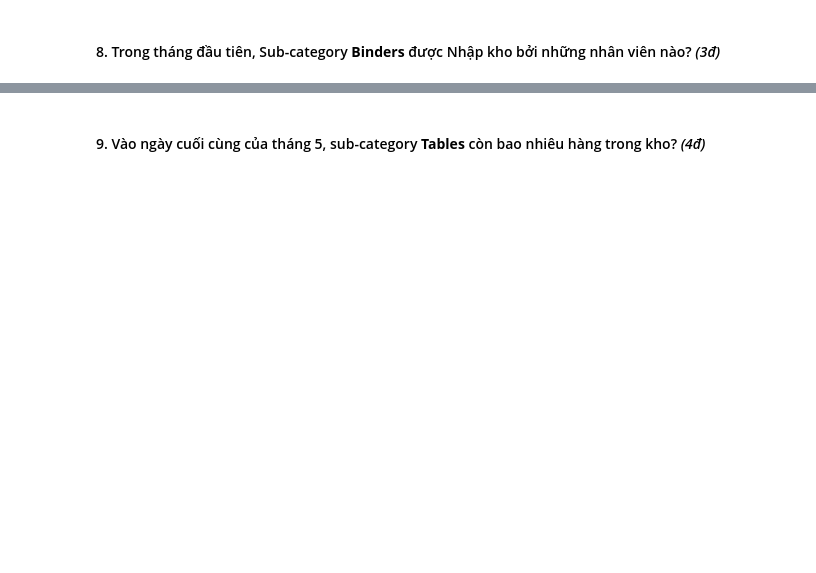
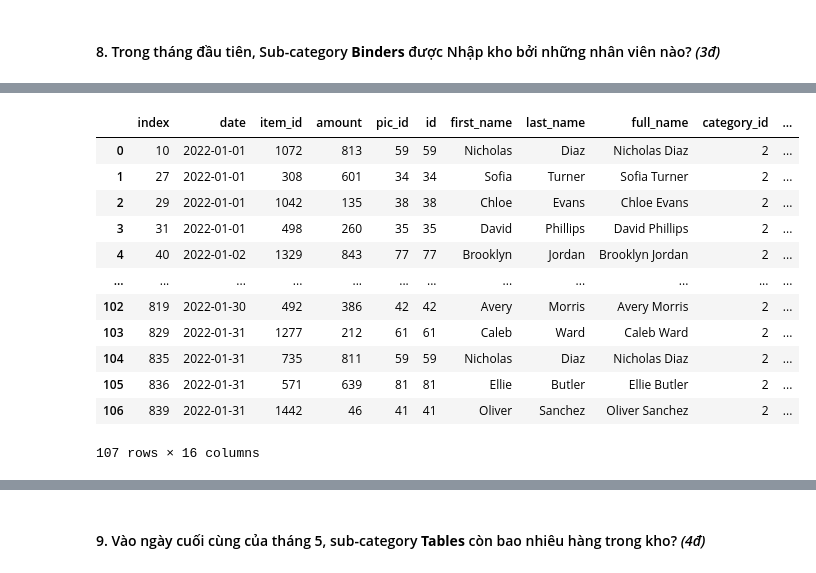
Before and after one commit to sammy1412/Data-visualization-with-Python-HW, a Jupyter notebook: survey.ipynb, the cells around one changed output, grey strips where cells are left out. Saved outputs shown, nothing was run; the diff lists cells and outputs as text; code cells hidden in the pictures; blank space fills up the shorter version.

```diff
--- a/survey.ipynb
+++ b/survey.ipynb
@@ -526,0 +635,19 @@ TypeError: 'method' object is not subscriptable
+# %%
+binders_pic =wh_by_category_df1.groupby(['sub_category'])
+result = binders_pic.get_group(('Binders')).reset_index()
+pic = result.loc[result['month'] == result['month'].min(),:]
+pic
+# %% [output]
+|  | index | date | item_id | amount | pic_id | id | first_name | last_name | full_name | category_id | ... |
+| 0 | 10 | 2022-01-01 | 1072 | 813 | 59 | 59 | Nicholas | Diaz | Nicholas Diaz | 2 | ... |
+| 1 | 27 | 2022-01-01 | 308 | 601 | 34 | 34 | Sofia | Turner | Sofia Turner | 2 | ... |
+| 2 | 29 | 2022-01-01 | 1042 | 135 | 38 | 38 | Chloe | Evans | Chloe Evans | 2 | ... |
+| 3 | 31 | 2022-01-01 | 498 | 260 | 35 | 35 | David | Phillips | David Phillips | 2 | ... |
+| 4 | 40 | 2022-01-02 | 1329 | 843 | 77 | 77 | Brooklyn | Jordan | Brooklyn Jordan | 2 | ... |
+| ... | ... | ... | ... | ... | ... | ... | ... | ... | ... | ... | ... |
+| 102 | 819 | 2022-01-30 | 492 | 386 | 42 | 42 | Avery | Morris | Avery Morris | 2 | ... |
+| 103 | 829 | 2022-01-31 | 1277 | 212 | 61 | 61 | Caleb | Ward | Caleb Ward | 2 | ... |
+| 104 | 835 | 2022-01-31 | 735 | 811 | 59 | 59 | Nicholas | Diaz | Nicholas Diaz | 2 | ... |
+| 105 | 836 | 2022-01-31 | 571 | 639 | 81 | 81 | Ellie | Butler | Ellie Butler | 2 | ... |
+| 106 | 839 | 2022-01-31 | 1442 | 46 | 41 | 41 | Oliver | Sanchez | Oliver Sanchez | 2 | ... |
+107 rows × 16 columns
```
Also changed, not shown: parts of 25 cells of this notebook.
